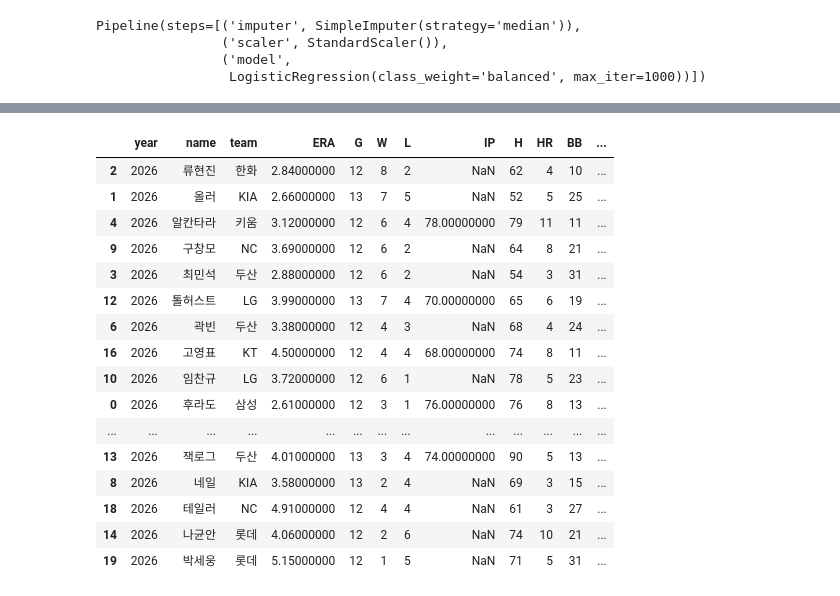
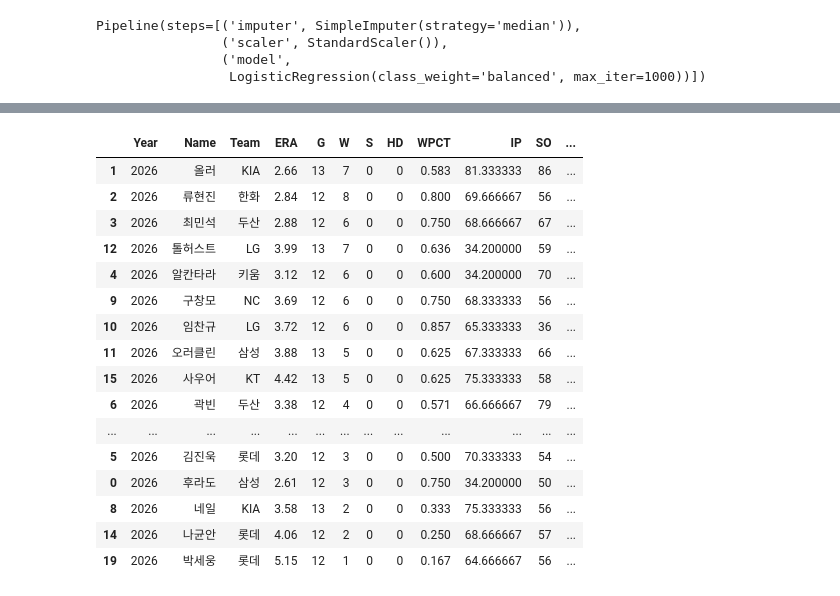
Before and after one commit to dohee-jin/data-mining-final-project, a Jupyter notebook: kbo_goldenglove_analysis.ipynb, the cells around one changed output, grey strips where cells are left out. Cells and saved outputs as stored; diff of their text form; code cells hidden in the pictures.

```diff
--- a/kbo_goldenglove_analysis.ipynb
+++ b/kbo_goldenglove_analysis.ipynb
@@ -925,8 +1106,8 @@ dtype: float64
 
 # 타자 feature
 hitter_features = [
-    "AVG", "G", "PA", "AB", "R", "H",
-    "2B", "3B", "HR", "TB", "RBI", "SAC", "SF"
+    'AVG', 'G', 'PA', 'R', 'H', 'HR', 'RBI',
+    'BB', 'SO', 'SLG', 'OBP', 'OPS', 'RISP'
 ]
 
 # 실제 존재하는 칼럼만 사용
@@ -935,12 +1116,15 @@ hitter_features = [col for col in hitter_features
 
 # 투수 feature
 pitcher_features = [
-    "ERA", "G", "W", "L", "SV", "HLD", "HD", "IP",
-    "H", "HR", "BB", "HBP", "SO", "R", "ER", "WHIP"
+    'ERA', 'G', 'W', 'S', 'HD', 'WPCT', 'IP',
+    'SO', 'WHIP', 'QS'
 ]
 
 pitcher_features = [col for col in pitcher_features
                     if col in pitcher_recent_clean.columns]
+
+# 'IP' 컬럼 전처리 (문자열 fractional innings to float)
+pitcher_recent_clean['IP'] = pitcher_recent_clean['IP'].apply(convert_ip_to_float)
 
 # 수치형 변환
 for col in hitter_features:
@@ -1163,6 +1347,10 @@ Pipeline(steps=[('imputer', SimpleImputer(strategy='median')),
 
 # 원본 복사
 hitter_2026_model = hitter_2026.copy()
+
+# 'rank' 컬럼 제거 (예측에 사용되지 않으므로 제거하여 일관성 유지)
+if 'rank' in hitter_2026_model.columns:
+    hitter_2026_model = hitter_2026_model.drop(columns=['rank'])
 
 # 학습 때 사용한 feature 기준으로 숫자형 변환
 for col in hitter_features:
@@ -1187,7 +1375,8 @@ hitter_result = hitter_2026_model.sort_values(
 )
 
 hitter_result[[
-    "year", "name", "team", "position",
-    "AVG", "G", "PA", "AB", "R", "H", "HR", "RBI", "goldenglove_probability"
+    'Year', 'Name', 'Team', 'Pos',
+    'AVG', 'G', 'PA', 'R', 'H', 'HR', 'RBI',
+    'BB', 'SO', 'SLG', 'OBP', 'OPS', 'RISP', 'goldenglove_probability'
 ]].head(30)
 # %% [output]
@@ -1214,56 +1442,69 @@ hitter_result[[
 # 원본 복사
 pitcher_2026_model = pitcher_2026.copy()
 
+# 'rank' 컬럼 제거 (예측에 사용되지 않으므로 제거하여 일관성 유지)
+if 'rank' in pitcher_2026_model.columns:
+    pitcher_2026_model = pitcher_2026_model.drop(columns=['rank'])
+
 # 'HLB' 컬럼을 'HLD'로 변경 (feature list와 일치시키기 위해)
 if 'HLB' in pitcher_2026_model.columns:
     pitcher_2026_model = pitcher_2026_model.rename(columns={'HLB': 'HLD'})
+
+# 'IP' 컬럼 전처리 (문자열 fractional innings to float) - 2026 데이터에도 적용
+pitcher_2026_model['IP'] = pitcher_2026_model['IP'].apply(convert_ip_to_float)
 
 # 학습 때 사용한 feature 기준으로 숫자형 변환
 for col in pitcher_features:
   if col in pitcher_2026_model.columns:
     pitcher_2026_model[col] = pd.to_numeric(
         pitcher_2026_model[col],
         errors="coerce"
     )
+
+# 남은 결측치 중앙값 대체 - 2026 데이터에도 적용
+# 훈련 데이터의 IP 중앙값을 사용하거나, 2026 데이터의 중앙값을 사용
+if 'IP' in pitcher_features:
+    # 훈련 데이터의 IP 중앙값
+    ip_median_for_imputation = pitcher_recent_clean['IP'].median()
+    pitcher_2026_model['IP'] = pitcher_2026_model['IP'].fillna(ip_median_for_imputation)
 
 # 학습 때 사용한 feature만 추출
 x_pitcher_2026 = pitcher_2026_model[pitcher_features]
 
 # 예측 확률 생성
 pitcher_2026_model["goldenglove_probability"] = (
     pitcher_final_model.predict_proba(x_pitcher_2026)[:, 1]
 )
 
 # 확률 높은 순으로 정렬
 pitcher_result = pitcher_2026_model.sort_values(
     "goldenglove_probability",
     ascending = False
 )
 
 pitcher_result[[
-    "year", "name", "team",
-    "ERA", "G", "W", "L", "IP", "H", "HR", "BB",
-    "SO", "WHIP",
-    "goldenglove_probability"
+    'Year', 'Name', 'Team',
+    'ERA', 'G', 'W', 'S', 'HD', 'WPCT', 'IP',
+    'SO', 'WHIP', 'QS', 'goldenglove_probability'
 ]].head(30)
 # %% [output]
-|  | year | name | team | ERA | G | W | L | IP | H | HR | BB | ... |
-| 2 | 2026 | 류현진 | 한화 | 2.84000000 | 12 | 8 | 2 | NaN | 62 | 4 | 10 | ... |
-| 1 | 2026 | 올러 | KIA | 2.66000000 | 13 | 7 | 5 | NaN | 52 | 5 | 25 | ... |
-| 4 | 2026 | 알칸타라 | 키움 | 3.12000000 | 12 | 6 | 4 | 78.00000000 | 79 | 11 | 11 | ... |
-| 9 | 2026 | 구창모 | NC | 3.69000000 | 12 | 6 | 2 | NaN | 64 | 8 | 21 | ... |
-| 3 | 2026 | 최민석 | 두산 | 2.88000000 | 12 | 6 | 2 | NaN | 54 | 3 | 31 | ... |
-| 12 | 2026 | 톨허스트 | LG | 3.99000000 | 13 | 7 | 4 | 70.00000000 | 65 | 6 | 19 | ... |
-| 6 | 2026 | 곽빈 | 두산 | 3.38000000 | 12 | 4 | 3 | NaN | 68 | 4 | 24 | ... |
-| 16 | 2026 | 고영표 | KT | 4.50000000 | 12 | 4 | 4 | 68.00000000 | 74 | 8 | 11 | ... |
-| 10 | 2026 | 임찬규 | LG | 3.72000000 | 12 | 6 | 1 | NaN | 78 | 5 | 23 | ... |
-| 0 | 2026 | 후라도 | 삼성 | 2.61000000 | 12 | 3 | 1 | 76.00000000 | 76 | 8 | 13 | ... |
+|  | Year | Name | Team | ERA | G | W | S | HD | WPCT | IP | SO | ... |
+| 1 | 2026 | 올러 | KIA | 2.66 | 13 | 7 | 0 | 0 | 0.583 | 81.333333 | 86 | ... |
+| 2 | 2026 | 류현진 | 한화 | 2.84 | 12 | 8 | 0 | 0 | 0.800 | 69.666667 | 56 | ... |
+| 3 | 2026 | 최민석 | 두산 | 2.88 | 12 | 6 | 0 | 0 | 0.750 | 68.666667 | 67 | ... |
+| 12 | 2026 | 톨허스트 | LG | 3.99 | 13 | 7 | 0 | 0 | 0.636 | 34.200000 | 59 | ... |
+| 4 | 2026 | 알칸타라 | 키움 | 3.12 | 12 | 6 | 0 | 0 | 0.600 | 34.200000 | 70 | ... |
+| 9 | 2026 | 구창모 | NC | 3.69 | 12 | 6 | 0 | 0 | 0.750 | 68.333333 | 56 | ... |
+| 10 | 2026 | 임찬규 | LG | 3.72 | 12 | 6 | 0 | 0 | 0.857 | 65.333333 | 36 | ... |
+| 11 | 2026 | 오러클린 | 삼성 | 3.88 | 13 | 5 | 0 | 0 | 0.625 | 67.333333 | 66 | ... |
+| 15 | 2026 | 사우어 | KT | 4.42 | 13 | 5 | 0 | 0 | 0.625 | 75.333333 | 58 | ... |
+| 6 | 2026 | 곽빈 | 두산 | 3.38 | 12 | 4 | 0 | 0 | 0.571 | 66.666667 | 79 | ... |
 | ... | ... | ... | ... | ... | ... | ... | ... | ... | ... | ... | ... | ... |
-| 13 | 2026 | 잭로그 | 두산 | 4.01000000 | 13 | 3 | 4 | 74.00000000 | 90 | 5 | 13 | ... |
-| 8 | 2026 | 네일 | KIA | 3.58000000 | 13 | 2 | 4 | NaN | 69 | 3 | 15 | ... |
-| 18 | 2026 | 테일러 | NC | 4.91000000 | 12 | 4 | 4 | NaN | 61 | 3 | 27 | ... |
-| 14 | 2026 | 나균안 | 롯데 | 4.06000000 | 12 | 2 | 6 | NaN | 74 | 10 | 21 | ... |
-| 19 | 2026 | 박세웅 | 롯데 | 5.15000000 | 12 | 1 | 5 | NaN | 71 | 5 | 31 | ... |
+| 5 | 2026 | 김진욱 | 롯데 | 3.20 | 12 | 3 | 0 | 0 | 0.500 | 70.333333 | 54 | ... |
+| 0 | 2026 | 후라도 | 삼성 | 2.61 | 12 | 3 | 0 | 0 | 0.750 | 34.200000 | 50 | ... |
+| 8 | 2026 | 네일 | KIA | 3.58 | 13 | 2 | 0 | 0 | 0.333 | 75.333333 | 56 | ... |
+| 14 | 2026 | 나균안 | 롯데 | 4.06 | 12 | 2 | 0 | 0 | 0.250 | 68.666667 | 57 | ... |
+| 19 | 2026 | 박세웅 | 롯데 | 5.15 | 12 | 1 | 0 | 0 | 0.167 | 64.666667 | 56 | ... |
 # %%
 # 타자 최종후보
 
```
Also changed, not shown: parts of 31 cells of this notebook.
